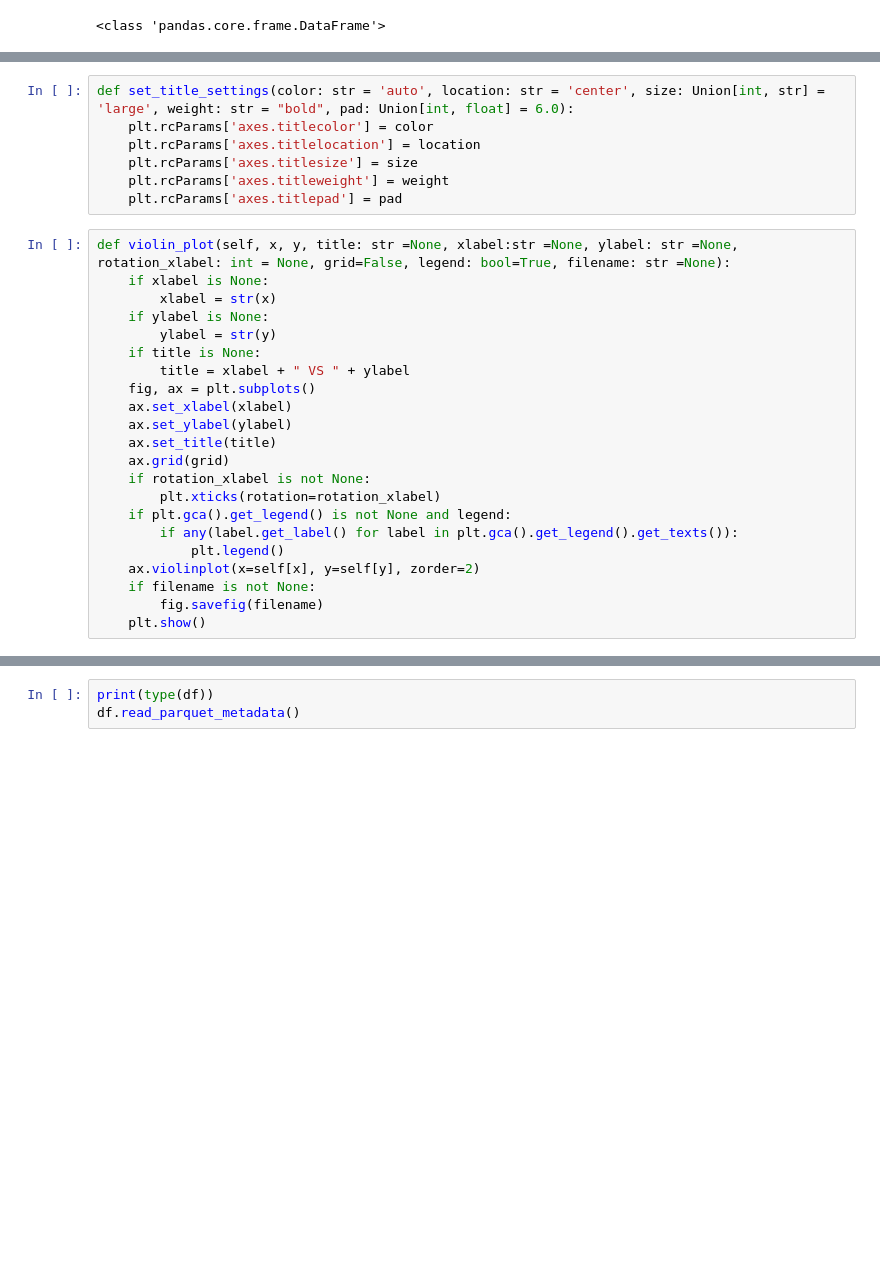
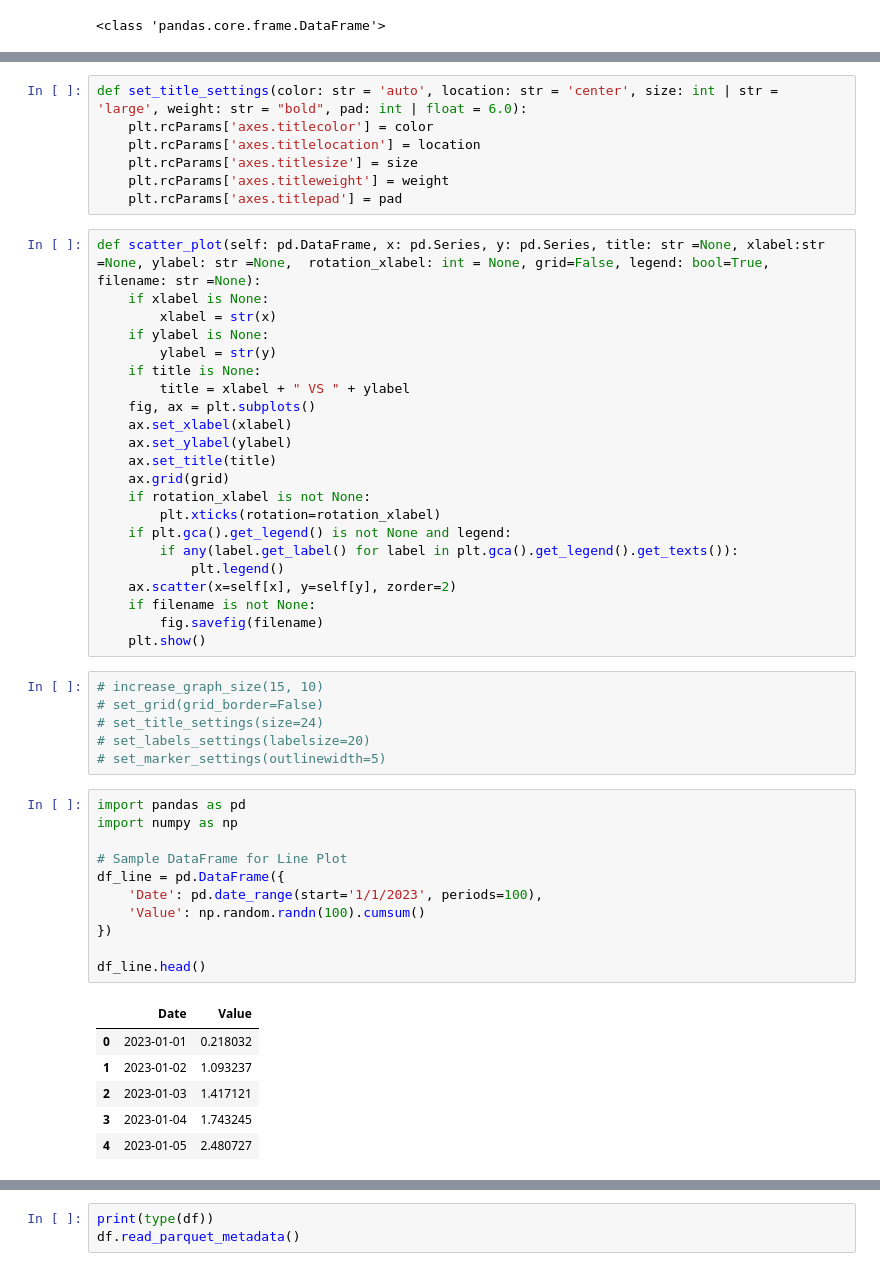
Before and after one commit to Abigor111/SunTzu, a Jupyter notebook: MetadataFunctions.ipynb, the cells around one changed output, grey strips where cells are left out. Saved outputs shown, nothing was run; the diff lists cells and outputs as text; blank space fills up the shorter version.

```diff
--- a/MetadataFunctions.ipynb
+++ b/MetadataFunctions.ipynb
@@ -308,14 +295,14 @@ def set_marker_settings(size: Union[int, float] = 10, type: str = 'o', color: Un
     plt.rcParams['lines.linewidth'] = outlinewidth
     plt.rcParams['lines.markersize'] = size
 # %%
-def set_title_settings(color: str = 'auto', location: str = 'center', size: Union[int, str] = 'large', weight: str = "bold", pad: Union[int, float] = 6.0):
+def set_title_settings(color: str = 'auto', location: str = 'center', size: int | str = 'large', weight: str = "bold", pad: int | float = 6.0):
     plt.rcParams['axes.titlecolor'] = color
     plt.rcParams['axes.titlelocation'] = location
     plt.rcParams['axes.titlesize'] = size
     plt.rcParams['axes.titleweight'] = weight
     plt.rcParams['axes.titlepad'] = pad
 # %%
-def violin_plot(self, x, y, title: str =None, xlabel:str =None, ylabel: str =None,  rotation_xlabel: int = None, grid=False, legend: bool=True, filename: str =None):
+def scatter_plot(self: pd.DataFrame, x: pd.Series, y: pd.Series, title: str =None, xlabel:str =None, ylabel: str =None,  rotation_xlabel: int = None, grid=False, legend: bool=True, filename: str =None):
     if xlabel is None:
         xlabel = str(x)
     if ylabel is None:
@@ -332,7 +319,31 @@ def violin_plot(self, x, y, title: str =None, xlabel:str =None, ylabel: str =Non
     if plt.gca().get_legend() is not None and legend:
         if any(label.get_label() for label in plt.gca().get_legend().get_texts()):
             plt.legend()
-    ax.violinplot(x=self[x], y=self[y], zorder=2)
+    ax.scatter(x=self[x], y=self[y], zorder=2)
     if filename is not None:
         fig.savefig(filename)
     plt.show()
+# %%
+# increase_graph_size(15, 10)
+# set_grid(grid_border=False)
+# set_title_settings(size=24)
+# set_labels_settings(labelsize=20)
+# set_marker_settings(outlinewidth=5)
+# %%
+import pandas as pd
+import numpy as np
+
+# Sample DataFrame for Line Plot
+df_line = pd.DataFrame({
+    'Date': pd.date_range(start='1/1/2023', periods=100),
+    'Value': np.random.randn(100).cumsum()
+})
+
+df_line.head()
+# %% [output]
+|  | Date | Value |
+| 0 | 2023-01-01 | 0.218032 |
+| 1 | 2023-01-02 | 1.093237 |
+| 2 | 2023-01-03 | 1.417121 |
+| 3 | 2023-01-04 | 1.743245 |
+| 4 | 2023-01-05 | 2.480727 |
```
Also changed, not shown: parts of 11 cells of this notebook, 12 other files.
